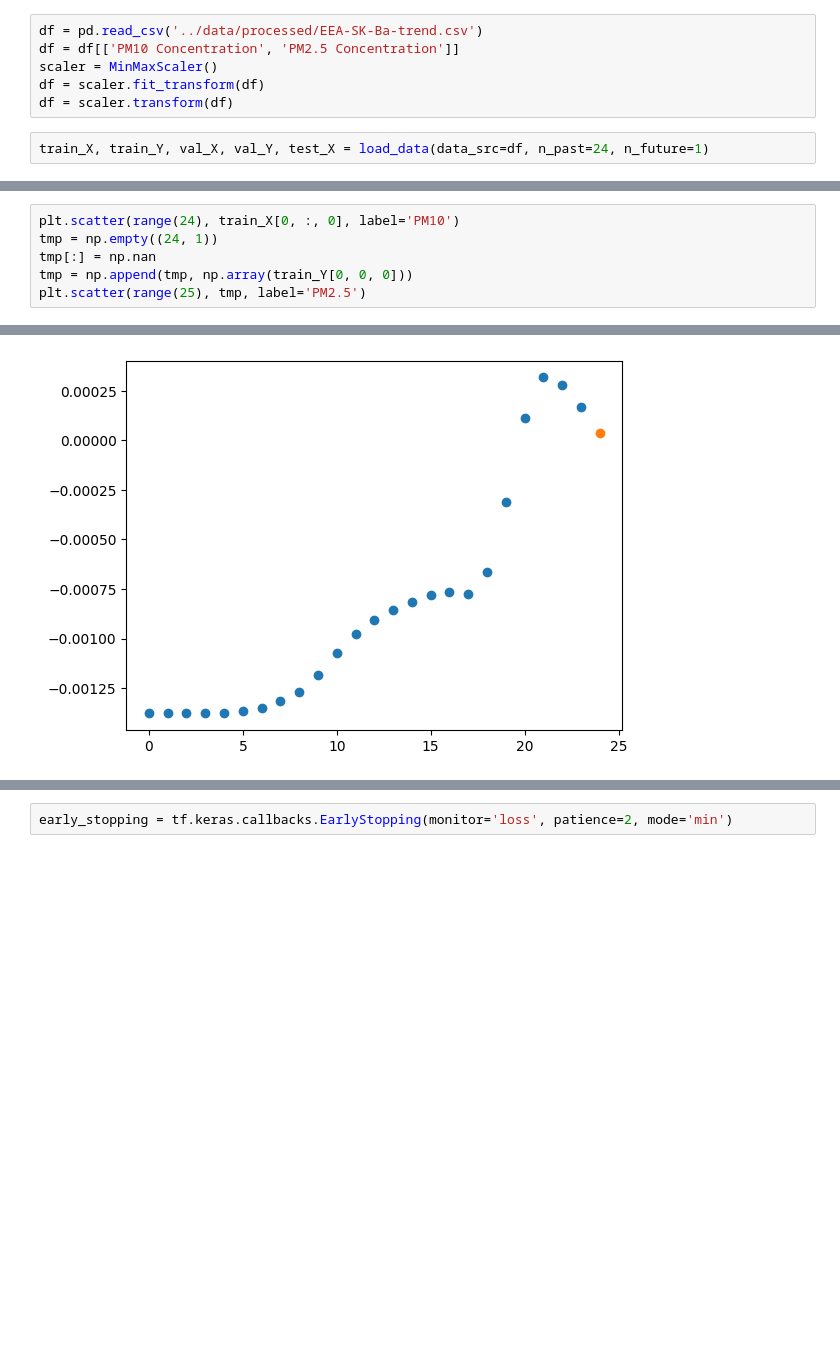
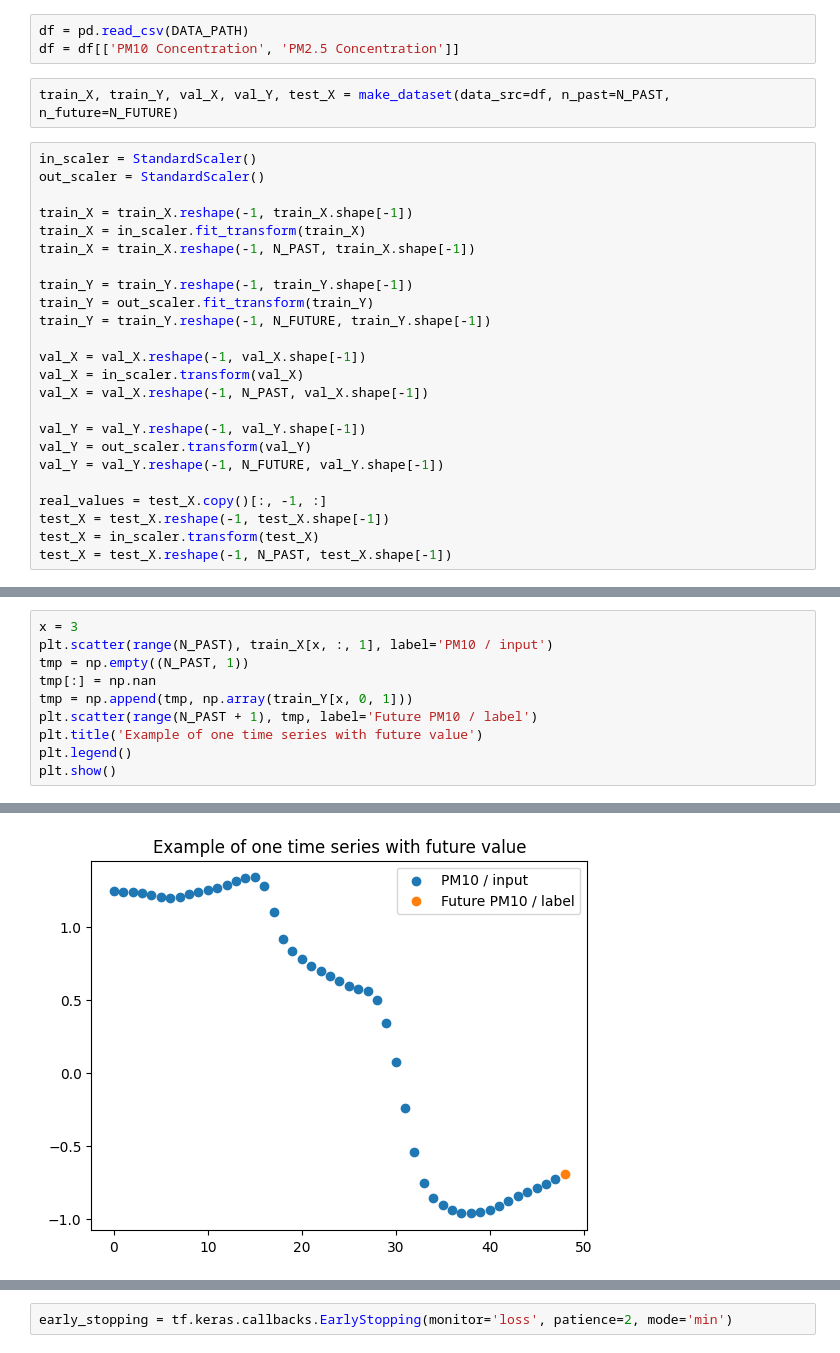
Before and after one commit to FIIT-MSc-projects/2024_CambalS_Adaptive_continuous_environment_remote_sensing, a Jupyter notebook: notebooks/1.0-lstm.ipynb, the cells around one changed output, grey strips where cells are left out. Saved outputs shown, nothing was run; the diff lists cells and outputs as text; blank space fills up the shorter version.

```diff
--- a/notebooks/1.0-lstm.ipynb
+++ b/notebooks/1.0-lstm.ipynb
@@ -14,11 +19,32 @@ WARNING:tensorflow:From c:\Users\Gamebox\Desktop\2024_CambalS_Adaptive_continuou
 # %%
-df = pd.read_csv('../data/processed/EEA-SK-Ba-trend.csv')
+df = pd.read_csv(DATA_PATH)
 df = df[['PM10 Concentration', 'PM2.5 Concentration']]
-scaler = MinMaxScaler()
-df = scaler.fit_transform(df)
-df = scaler.transform(df)
 # %%
-train_X, train_Y, val_X, val_Y, test_X = load_data(data_src=df, n_past=24, n_future=1)
+train_X, train_Y, val_X, val_Y, test_X = make_dataset(data_src=df, n_past=N_PAST, n_future=N_FUTURE)
+# %%
+in_scaler = StandardScaler()
+out_scaler = StandardScaler()
+
+train_X = train_X.reshape(-1, train_X.shape[-1])
+train_X = in_scaler.fit_transform(train_X)
+train_X = train_X.reshape(-1, N_PAST, train_X.shape[-1])
+
+train_Y = train_Y.reshape(-1, train_Y.shape[-1])
+train_Y = out_scaler.fit_transform(train_Y)
+train_Y = train_Y.reshape(-1, N_FUTURE, train_Y.shape[-1])
+
+val_X = val_X.reshape(-1, val_X.shape[-1])
+val_X = in_scaler.transform(val_X)
+val_X = val_X.reshape(-1, N_PAST, val_X.shape[-1])
+
+val_Y = val_Y.reshape(-1, val_Y.shape[-1])
+val_Y = out_scaler.transform(val_Y)
+val_Y = val_Y.reshape(-1, N_FUTURE, val_Y.shape[-1])
+
+real_values = test_X.copy()[:, -1, :]
+test_X = test_X.reshape(-1, test_X.shape[-1])
+test_X = in_scaler.transform(test_X)
+test_X = test_X.reshape(-1, N_PAST, test_X.shape[-1])
 # %%
 print(f'Train set shape: {train_X.shape}         Train labels shape: {train_Y.shape}')
 print(f'Validation set shape: {val_X.shape}     Validation labels shape: {val_Y.shape}')
@@ -30,7 +56,11 @@ Test set shape: (6990, 24, 2)
 # %%
-plt.scatter(range(24), train_X[0, :, 0], label='PM10')
-tmp = np.empty((24, 1))
+x = 3
+plt.scatter(range(N_PAST), train_X[x, :, 1], label='PM10 / input')
+tmp = np.empty((N_PAST, 1))
 tmp[:] = np.nan
-tmp = np.append(tmp, np.array(train_Y[0, 0, 0]))
-plt.scatter(range(25), tmp, label='PM2.5')
+tmp = np.append(tmp, np.array(train_Y[x, 0, 1]))
+plt.scatter(range(N_PAST + 1), tmp, label='Future PM10 / label')
+plt.title('Example of one time series with future value')
+plt.legend()
+plt.show()
 # %% [output]
@@ -38 +67 @@ plt.scatter(range(25), tmp, label='PM2.5')
-[figure, old version]
+[figure, new version]
```
Also changed, not shown: parts of 18 cells of this notebook, 3 other files.
